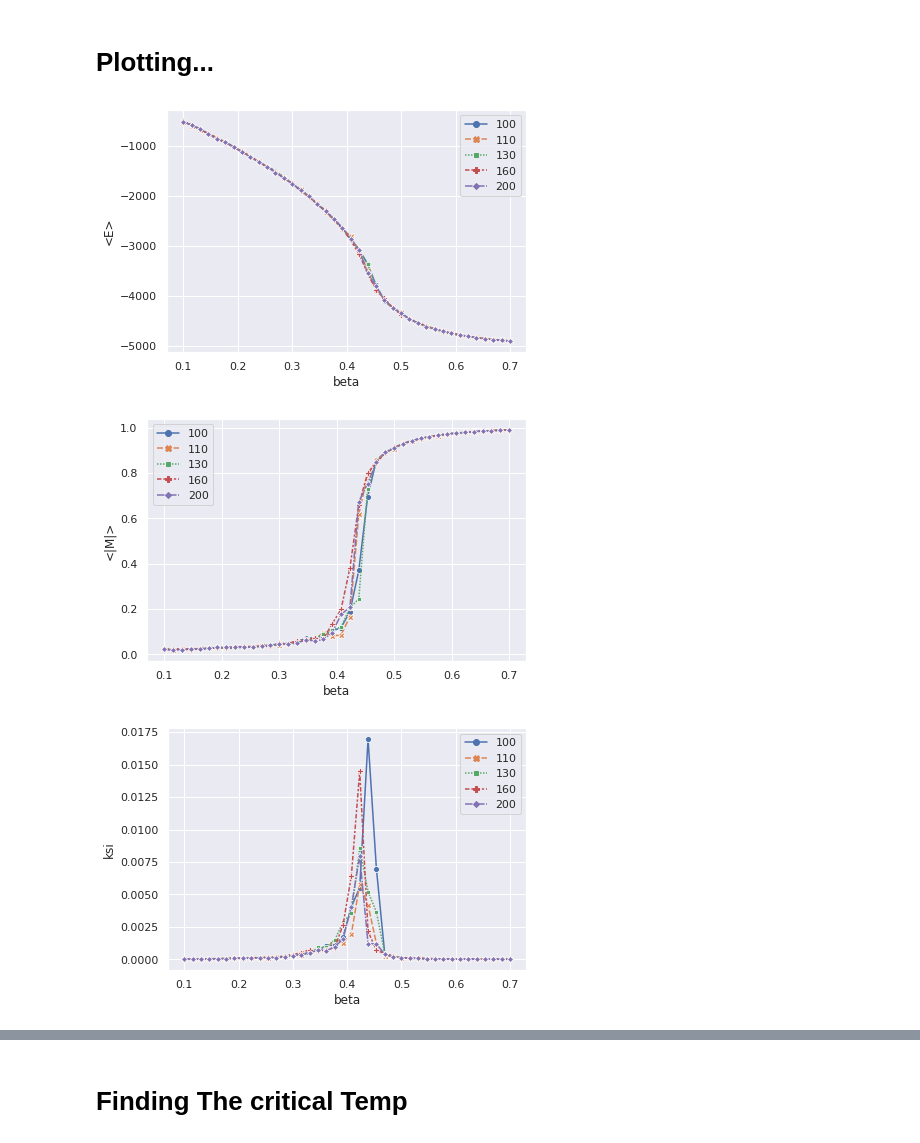
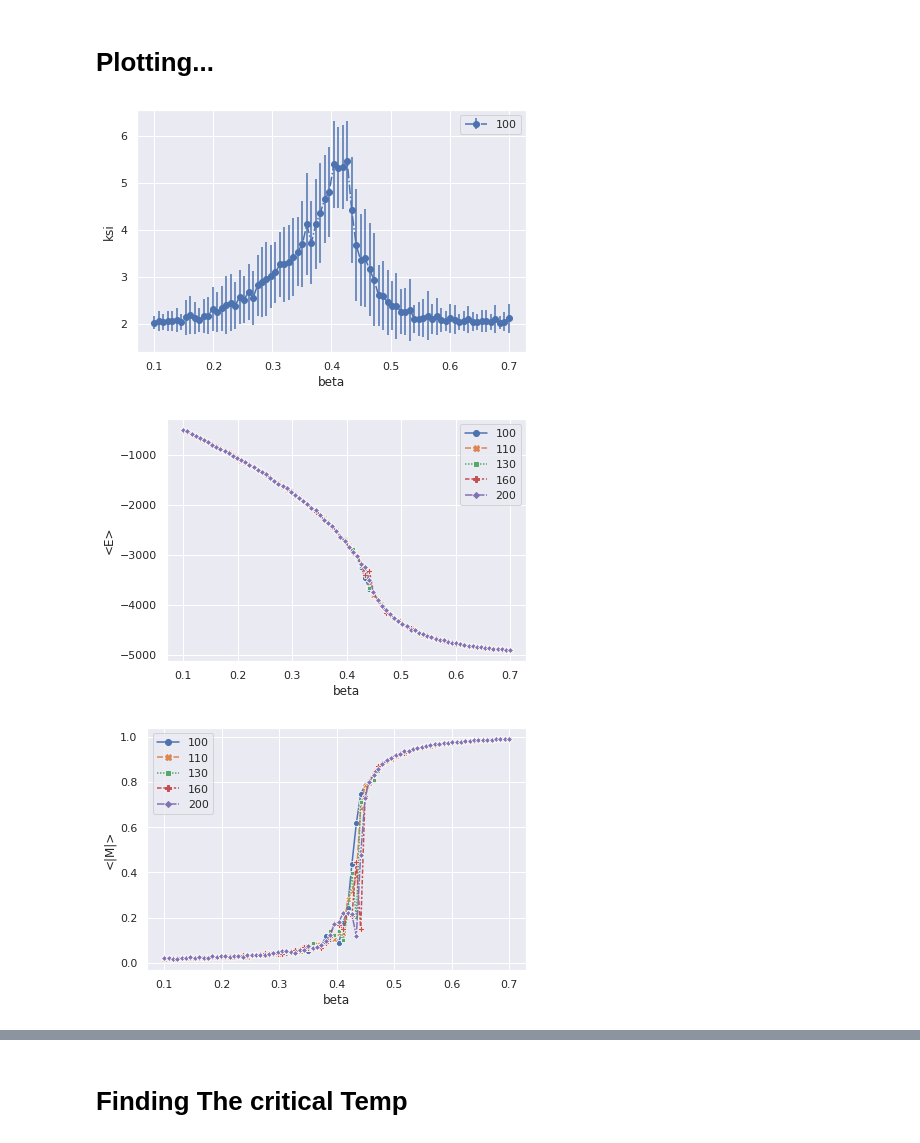
Before and after one commit to themahani/ComputationalPhysics-Fall2020, a Jupyter notebook: PSet7/data_analysis.ipynb, the cells around one changed output, grey strips where cells are left out. Cells and saved outputs as stored; diff of their text form; code cells hidden in the pictures.

```diff
--- a/PSet7/data_analysis.ipynb
+++ b/PSet7/data_analysis.ipynb
@@ -9,55 +9,76 @@ import seaborn as sns
 energy = pd.read_csv('energy.csv').transpose()
 energy.columns = [100, 110, 130, 160, 200]
 energy.drop('Unnamed: 0', inplace=True)
-energy.index = np.linspace(0.1, 0.7, 40)
+energy.index = np.linspace(0.1, 0.7, 80)
 
 magnet = pd.read_csv('magnet.csv').transpose()
 magnet.columns = [100, 110, 130, 160, 200]
 magnet.drop('Unnamed: 0', inplace=True)
-magnet.index = np.linspace(0.1, 0.7, 40)
+magnet.index = np.linspace(0.1, 0.7, 80)
 
 ksi = pd.read_csv('ksi.csv').transpose()
 ksi.columns = [100, 110, 130, 160, 200]
 ksi.drop('Unnamed: 0', inplace=True)
-ksi.index = np.linspace(0.1, 0.7, 40)
+ksi.index = np.linspace(0.1, 0.7, 80)
 
 heat_cap = pd.read_csv('heat_cap.csv').transpose()
 heat_cap.columns = [100, 110, 130, 160, 200]
 heat_cap.drop('Unnamed: 0', inplace=True)
-heat_cap.index = np.linspace(0.1, 0.7, 40)
+heat_cap.index = np.linspace(0.1, 0.7, 80)
+
+spin_cor = pd.read_csv('spin_cor.csv').transpose()
+spin_cor.columns = [100, 110, 130, 160, 200]
+spin_cor.drop('Unnamed: 0', inplace=True)
+spin_cor.index = np.linspace(0.1, 0.7, 80)
+
+spin_cor_error = pd.read_csv('spin_cor_error.csv').transpose()
+spin_cor_error.columns = [100, 110, 130, 160, 200]
+spin_cor_error.drop('Unnamed: 0', inplace=True)
+spin_cor_error.index = np.linspace(0.1, 0.7, 80)
 # %% [markdown]
 # Plotting...
 # %%
 
 sns.set_theme()
+
+plt.errorbar(x=np.linspace(0.1, 0.7, 80), y=spin_cor[100],
+             yerr=spin_cor_error[100], marker='o', ls='-.', label='100')
+plt.tight_layout()
+plt.legend()
+plt.xlabel("beta")
+plt.ylabel("ksi")
+plt.savefig("spin_cor_plot.jpg", bbox_inches='tight', dpi=300)
+plt.show()
+
+
 sns.lineplot(data=energy, markers=True)
 plt.tight_layout()
 plt.xlabel("beta")
 plt.ylabel("<E>")
 plt.savefig("energy_plot.jpg", bbox_inches='tight', dpi=300)
 plt.show()
 
 sns.lineplot(data=magnet, markers=True)
 plt.tight_layout()
 plt.xlabel("beta")
 plt.ylabel("<|M|>")
 plt.savefig("magnet_plot.jpg", bbox_inches='tight', dpi=300)
 plt.show()
 
 sns.lineplot(data=ksi, markers=True)
 plt.tight_layout()
 plt.xlabel("beta")
 plt.ylabel("ksi")
 plt.savefig("ksi_plot.jpg", bbox_inches='tight', dpi=300)
 plt.show()
 
 sns.lineplot(data=heat_cap, markers=True)
 plt.tight_layout()
 plt.xlabel("beta")
 plt.ylabel("C_v")
 plt.savefig("heat_cap_plot.jpg", bbox_inches='tight', dpi=300)
 plt.show()
 # %% [output]
-[figure, old version]
+[figure, new version]
-[figure, old version]
+[figure, new version]
-[figure, old version]
+[figure, new version]
```
Also changed, not shown: parts of 1 cell of this notebook, 6 other files.
